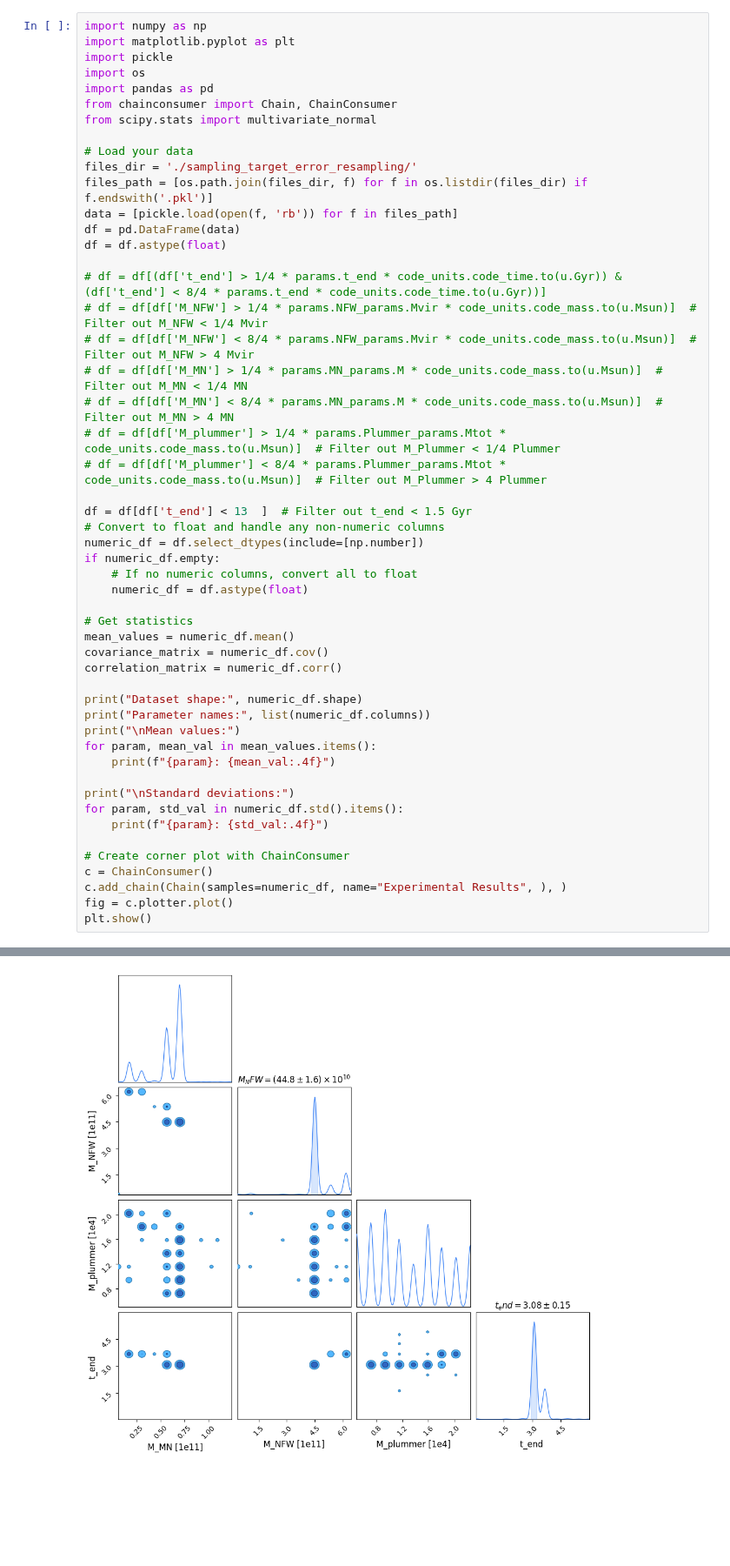
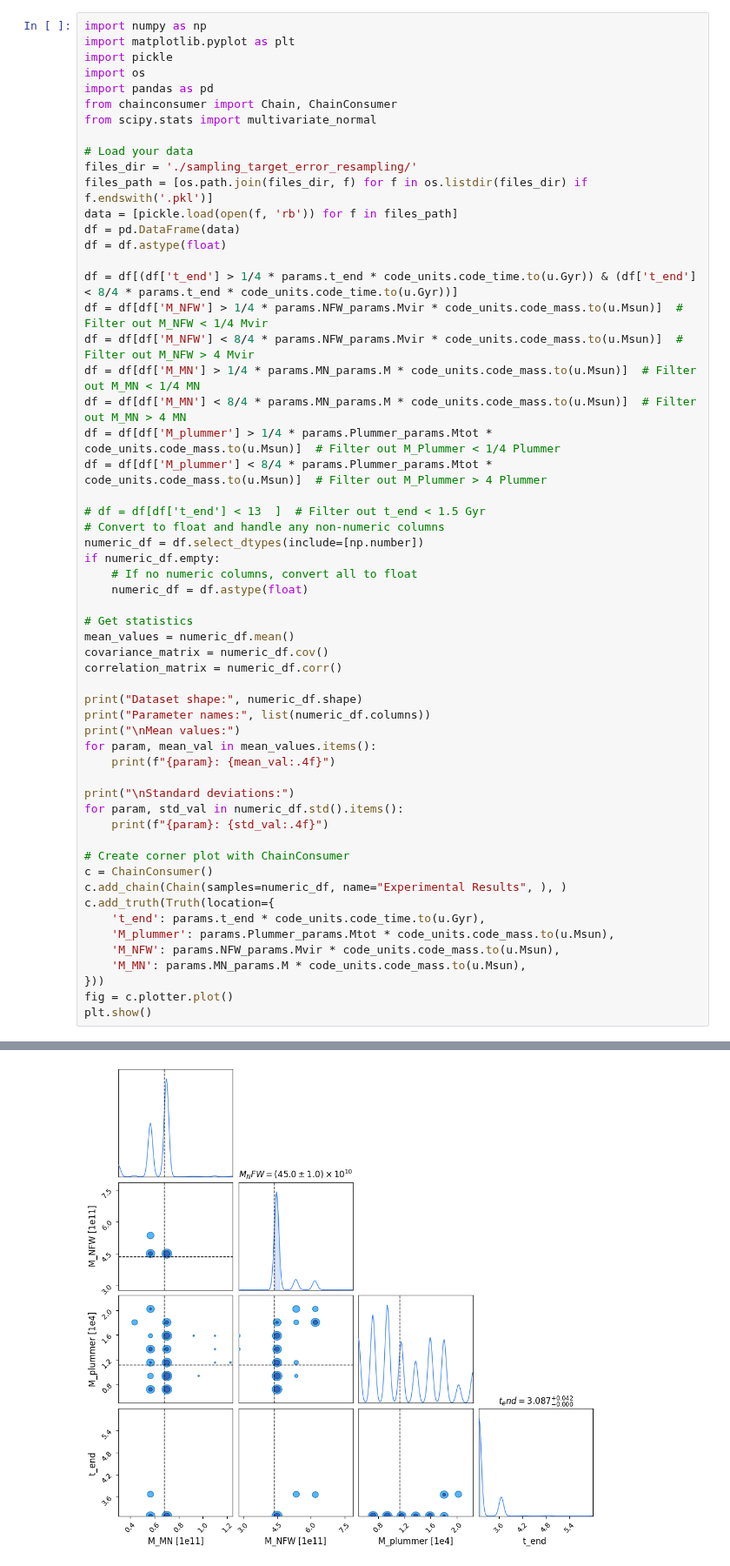
Before and after one commit to vepe99/Odisseo, a Jupyter notebook: notebooks/dev/albastross/uncertatinty_quantification_results.ipynb, the cells around one changed output, grey strips where cells are left out. Shown at 87% size. Cells and saved outputs as stored; diff of their text form; blank space fills up the shorter version.

```diff
--- a/notebooks/dev/albastross/uncertatinty_quantification_results.ipynb
+++ b/notebooks/dev/albastross/uncertatinty_quantification_results.ipynb
@@ -51,15 +51,15 @@ data = [pickle.load(open(f, 'rb')) for f in files_path]
 df = pd.DataFrame(data)
 df = df.astype(float)
 
-# df = df[(df['t_end'] > 1/4 * params.t_end * code_units.code_time.to(u.Gyr)) & (df['t_end'] < 8/4 * params.t_end * code_units.code_time.to(u.Gyr))]
-# df = df[df['M_NFW'] > 1/4 * params.NFW_params.Mvir * code_units.code_mass.to(u.Msun)]  # Filter out M_NFW < 1/4 Mvir
-# df = df[df['M_NFW'] < 8/4 * params.NFW_params.Mvir * code_units.code_mass.to(u.Msun)]  # Filter out M_NFW > 4 Mvir
-# df = df[df['M_MN'] > 1/4 * params.MN_params.M * code_units.code_mass.to(u.Msun)]  # Filter out M_MN < 1/4 MN
-# df = df[df['M_MN'] < 8/4 * params.MN_params.M * code_units.code_mass.to(u.Msun)]  # Filter out M_MN > 4 MN
-# df = df[df['M_plummer'] > 1/4 * params.Plummer_params.Mtot * code_units.code_mass.to(u.Msun)]  # Filter out M_Plummer < 1/4 Plummer
-# df = df[df['M_plummer'] < 8/4 * params.Plummer_params.Mtot * code_units.code_mass.to(u.Msun)]  # Filter out M_Plummer > 4 Plummer
+df = df[(df['t_end'] > 1/4 * params.t_end * code_units.code_time.to(u.Gyr)) & (df['t_end'] < 8/4 * params.t_end * code_units.code_time.to(u.Gyr))]
+df = df[df['M_NFW'] > 1/4 * params.NFW_params.Mvir * code_units.code_mass.to(u.Msun)]  # Filter out M_NFW < 1/4 Mvir
+df = df[df['M_NFW'] < 8/4 * params.NFW_params.Mvir * code_units.code_mass.to(u.Msun)]  # Filter out M_NFW > 4 Mvir
+df = df[df['M_MN'] > 1/4 * params.MN_params.M * code_units.code_mass.to(u.Msun)]  # Filter out M_MN < 1/4 MN
+df = df[df['M_MN'] < 8/4 * params.MN_params.M * code_units.code_mass.to(u.Msun)]  # Filter out M_MN > 4 MN
+df = df[df['M_plummer'] > 1/4 * params.Plummer_params.Mtot * code_units.code_mass.to(u.Msun)]  # Filter out M_Plummer < 1/4 Plummer
+df = df[df['M_plummer'] < 8/4 * params.Plummer_params.Mtot * code_units.code_mass.to(u.Msun)]  # Filter out M_Plummer > 4 Plummer
 
-df = df[df['t_end'] < 13  ]  # Filter out t_end < 1.5 Gyr
+# df = df[df['t_end'] < 13  ]  # Filter out t_end < 1.5 Gyr
 # Convert to float and handle any non-numeric columns
 numeric_df = df.select_dtypes(include=[np.number])
 if numeric_df.empty:
@@ -84,6 +84,12 @@ for param, std_val in numeric_df.std().items():
 # Create corner plot with ChainConsumer
 c = ChainConsumer()
 c.add_chain(Chain(samples=numeric_df, name="Experimental Results", ), )
+c.add_truth(Truth(location={
+    't_end': params.t_end * code_units.code_time.to(u.Gyr),
+    'M_plummer': params.Plummer_params.Mtot * code_units.code_mass.to(u.Msun),
+    'M_NFW': params.NFW_params.Mvir * code_units.code_mass.to(u.Msun),
+    'M_MN': params.MN_params.M * code_units.code_mass.to(u.Msun),
+}))
 fig = c.plotter.plot()
 plt.show()
 # %% [output]
@@ -105,5 +111,5 @@ t_end: 0.4065
 Parameter M_plummer in chain Experimental Results is not constrained
-[figure, old version]
+[figure, new version]
 # %%
 from scipy.stats import gaussian_kde
 import numpy as np
```
Also changed, not shown: parts of 4 cells of this notebook, 3 other files.
